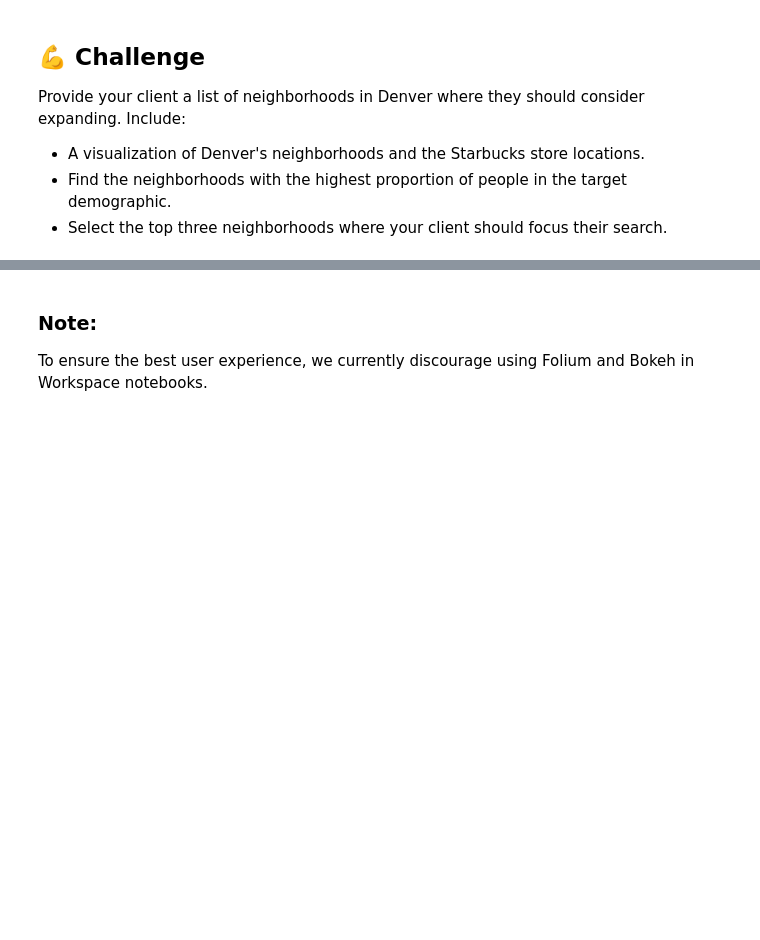
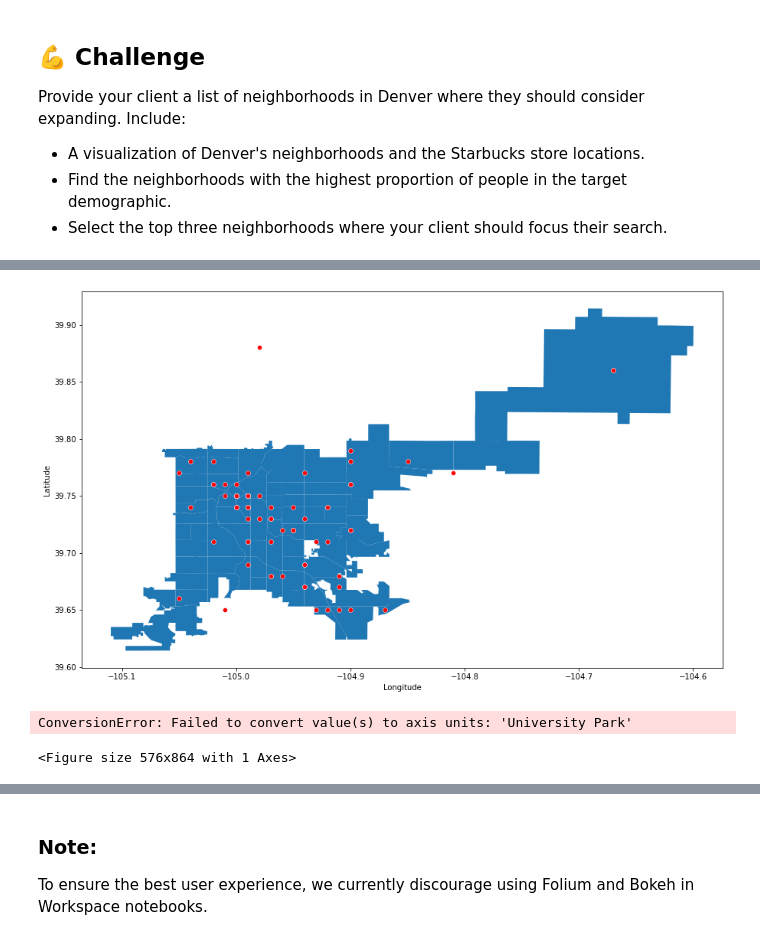
Before and after one commit to MihoRosenberg/Starbucks, a Jupyter notebook: notebook (2).ipynb, the cells around one changed output, grey strips where cells are left out. Drawn from its saved outputs; the diff is of its cells as text; code cells hidden in the pictures; blank space fills up the shorter version.

```diff
--- a/notebook (2).ipynb
+++ b/notebook (2).ipynb
@@ -88,0 +204,39 @@ Provide your client a list of neighborhoods in Denver where they should consider
+# %%
+# Draw Denver Colorado map
+fig, ax = plt.subplots(figsize=(15, 10))
+denver_map = neighborhoods.plot(ax=ax)
+denver_map.plot(ax=denver_map, marker='o', color='red', markersize=5)
+
+#denver_map.to_crs(epsg=4326).plot(ax=ax, color='lightgrey')
+# Add Starbucks location
+sns.scatterplot(denver['Longitude'], denver['Latitude'], color='red', ax=ax);
+
+# 39.742043
+# -104.991531
+# crs = {'init':'EPSG:4326'}
+# geometry = [gpd.Point(xy) for xy in zip(denver['Longtitude'], denver['Latitude'])]
+# geo_df = gpd.GeoDataFrame(denver,
+#                           crs = crs,
+#                           geometry = geometry)
+# denver_map = gpd.read_file('data/neighborhoods.shp')
+# denver_map.plot()
+# %% [output]
+[figure, added]
+# %%
+# 'POPULATION_2010'
+
+census_sorted = census.sort_values('POPULATION_2010', ascending=False)
+avg_population = census_sorted['POPULATION_2010'].mean()
+
+sns.set_style('darkgrid')
+fig, ax = plt.subplots(figsize=(8, 12))
+plt.title("Population of City and County in Denver, Colorado", fontsize=16, weight='bold')
+
+sns.barplot(census_sorted['POPULATION_2010'], census_sorted['NBHD_NAME'], ax=ax)
+ax.axvline(avg_population, lw=1, ls='--', c='blue')
+ax.set_xlabel("Population", fontsize=12, weight='bold')
+ax.set_ylabel("", fontsize=12, weight='bold')
+ax.text(10000, 'University Park', f"Average Population: {avg_population}");
+# %% [output]
+ConversionError: Failed to convert value(s) to axis units: 'University Park'
+<Figure size 576x864 with 1 Axes>
```
Also changed, not shown: parts of 8 cells of this notebook.
